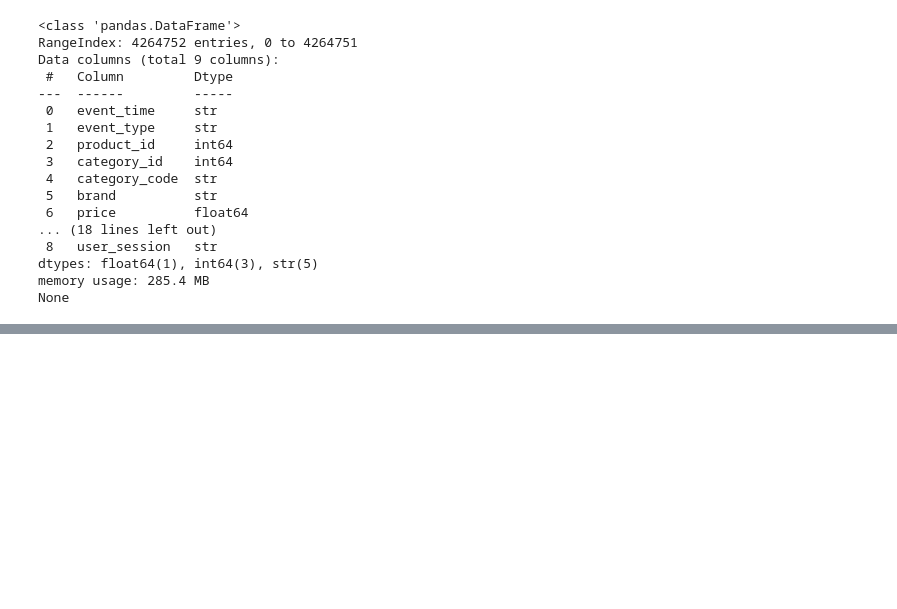
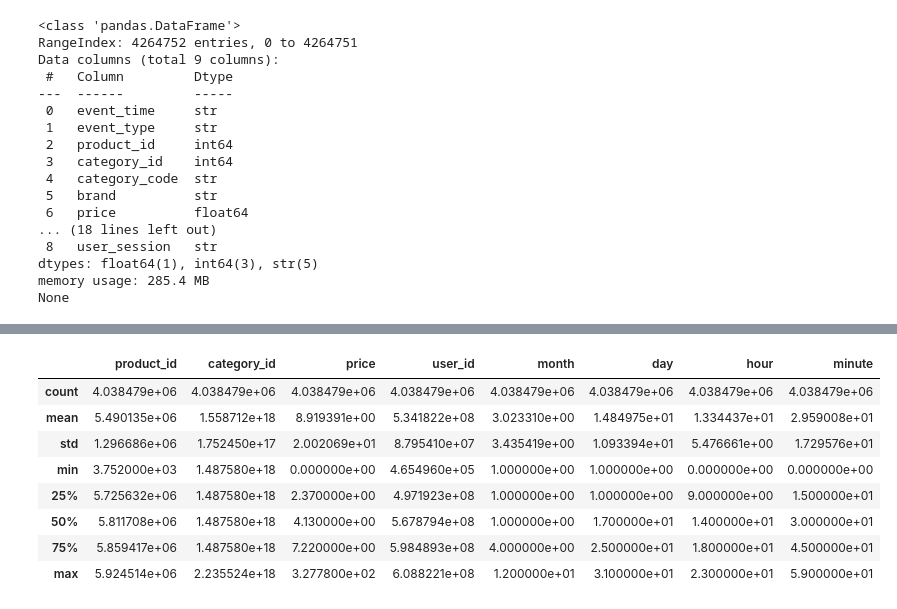
Before and after one commit to harshal-jam/Cart-Abandonment-Analysis, a Jupyter notebook: python_cleaning/cleaning.ipynb, the cells around one changed output, grey strips where cells are left out. Saved outputs shown, nothing was run; the diff lists cells and outputs as text; code cells hidden in the pictures; blank space fills up the shorter version.

```diff
--- a/python_cleaning/cleaning.ipynb
+++ b/python_cleaning/cleaning.ipynb
@@ -1393,0 +1508,2 @@ dtype: int64
+# %%
+df3 = df3[~((df3["price"]<0)&(df3["category_id"]== 1487580014042939619))]
@@ -1393,0 +1514,12 @@ dtype: int64
+# %%
+df3.describe()
+# %% [output]
+|  | product_id | category_id | price | user_id | month | day | hour | minute |
+| count | 4.038479e+06 | 4.038479e+06 | 4.038479e+06 | 4.038479e+06 | 4.038479e+06 | 4.038479e+06 | 4.038479e+06 | 4.038479e+06 |
+| mean | 5.490135e+06 | 1.558712e+18 | 8.919391e+00 | 5.341822e+08 | 3.023310e+00 | 1.484975e+01 | 1.334437e+01 | 2.959008e+01 |
+| std | 1.296686e+06 | 1.752450e+17 | 2.002069e+01 | 8.795410e+07 | 3.435419e+00 | 1.093394e+01 | 5.476661e+00 | 1.729576e+01 |
+| min | 3.752000e+03 | 1.487580e+18 | 0.000000e+00 | 4.654960e+05 | 1.000000e+00 | 1.000000e+00 | 0.000000e+00 | 0.000000e+00 |
+| 25% | 5.725632e+06 | 1.487580e+18 | 2.370000e+00 | 4.971923e+08 | 1.000000e+00 | 1.000000e+00 | 9.000000e+00 | 1.500000e+01 |
+| 50% | 5.811708e+06 | 1.487580e+18 | 4.130000e+00 | 5.678794e+08 | 1.000000e+00 | 1.700000e+01 | 1.400000e+01 | 3.000000e+01 |
+| 75% | 5.859417e+06 | 1.487580e+18 | 7.220000e+00 | 5.984893e+08 | 4.000000e+00 | 2.500000e+01 | 1.800000e+01 | 4.500000e+01 |
+| max | 5.924514e+06 | 2.235524e+18 | 3.277800e+02 | 6.088221e+08 | 1.200000e+01 | 3.100000e+01 | 2.300000e+01 | 5.900000e+01 |
```
Also changed, not shown: parts of 43 cells of this notebook.
